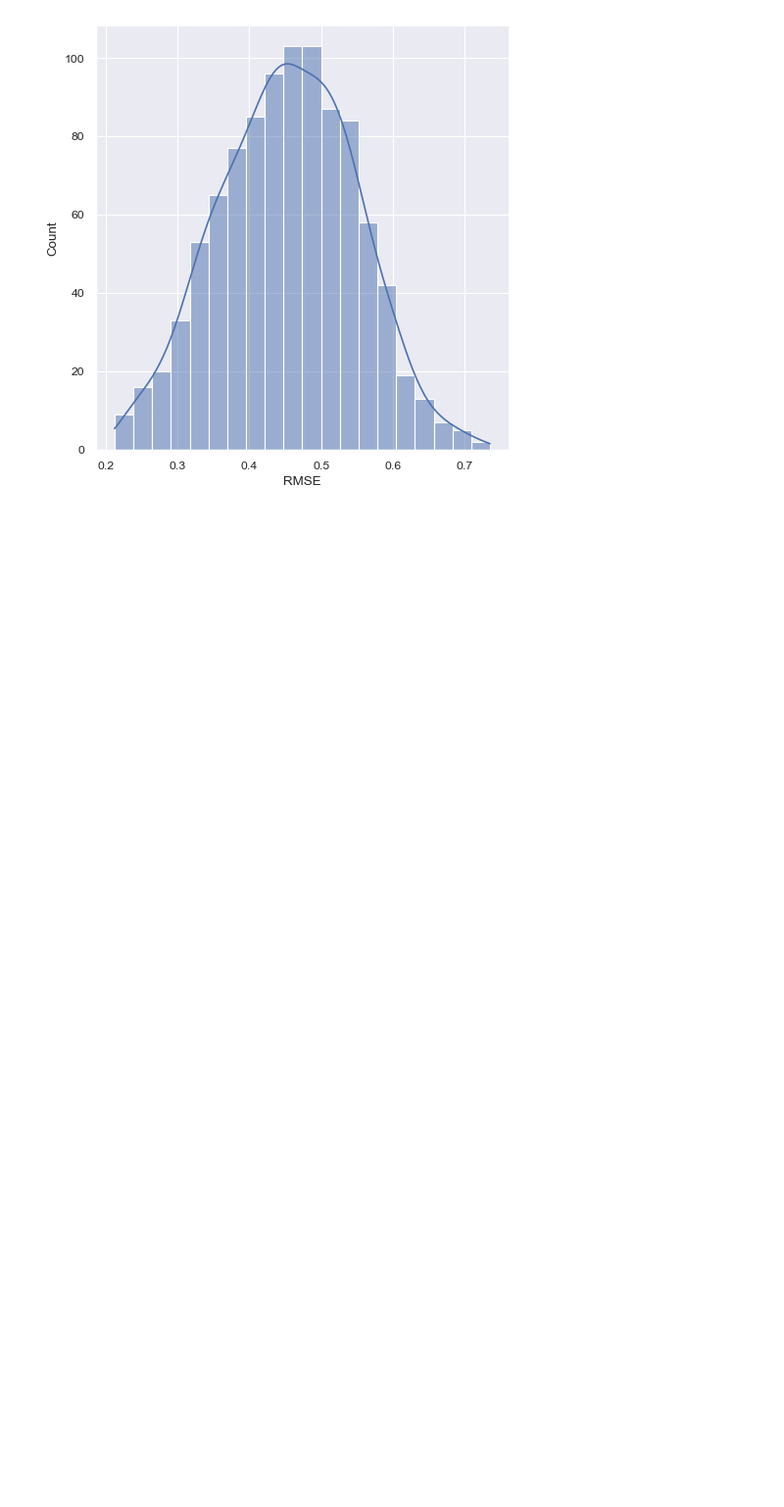
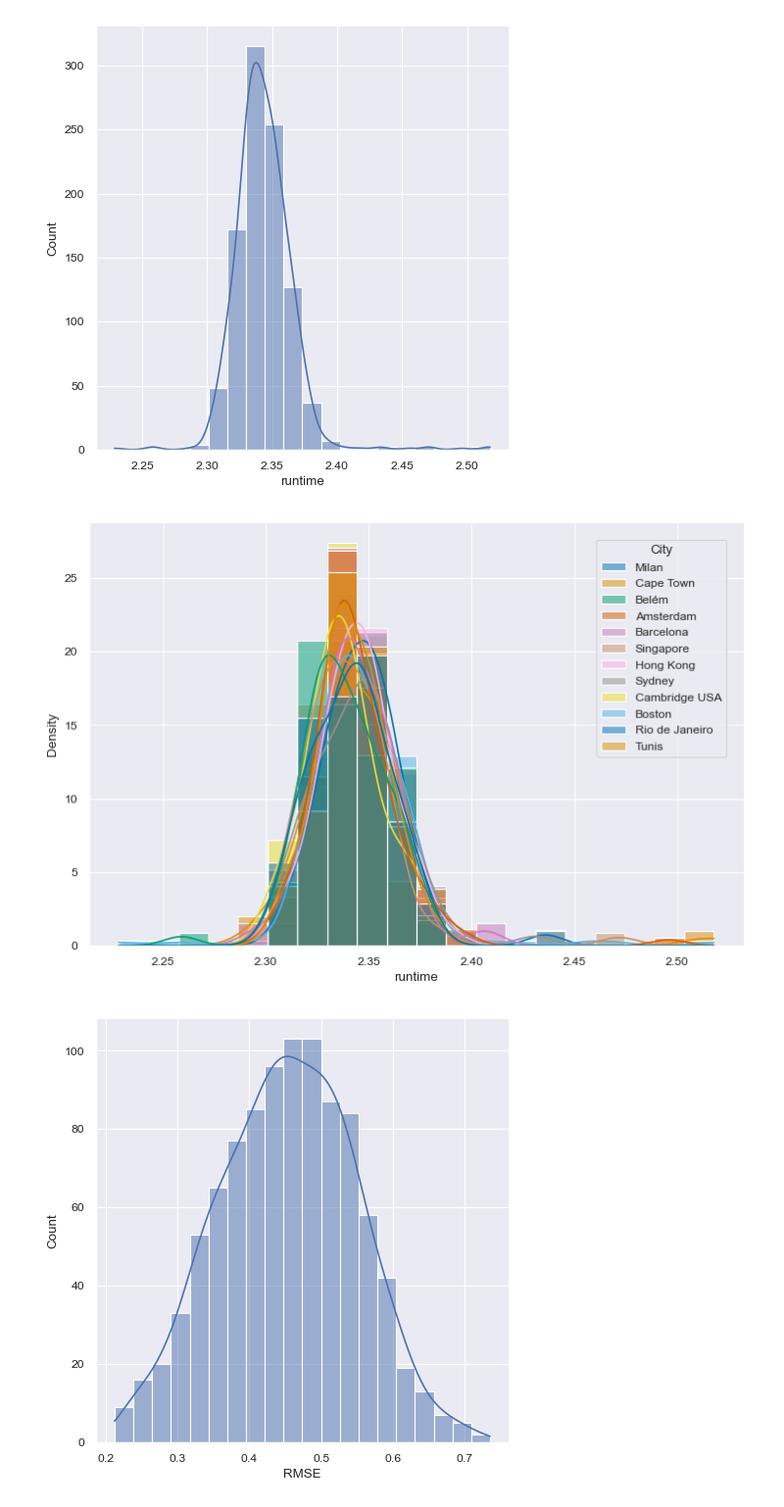
Before and after one commit to lucjonker/Shady_Shenanigans, a Jupyter notebook: src/data_analysis.ipynb, the cells around one changed output. Shown at 98% size. Drawn from its saved outputs; the diff is of its cells as text; code cells hidden in the pictures; blank space fills up the shorter version.

```diff
--- a/src/data_analysis.ipynb
+++ b/src/data_analysis.ipynb
@@ -20,7 +20,7 @@ cities = {
 }
 
 overlap = 32
-df = pd.read_csv(f'/Users/luc/Geomatics/Thesis/ShadyShenanigans/results/all_masked/results/evaluation/metrics_stitch_{overlap}.csv')
+df = pd.read_csv(f'/Users/luc/Geomatics/Thesis/ShadyShenanigans/results/ams_masked/results/evaluation/metrics_stitch_{overlap}.csv')
 
 def fix_legend(plot):
     plot._legend.set_title("City")
@@ -57,3 +43,12 @@ print(f"[{overlap}], [{RMSE}], [{SSIM}], [{MAE}], [{runtime}s],")
+# %%
+sns.displot(data=df, x="runtime", kde=True, bins=20)
+
+hist = sns.displot(data=df, x="runtime", hue="osmid", kde=True, bins=20, palette="colorblind", stat="density", common_norm=False, aspect=1.5, facet_kws={'legend_out': True})
+
+fix_legend(hist)
+# %% [output]
+[figure, added]
+[figure, added]
 # %%
 sns.displot(data=df, x="RMSE", kde=True, bins=20)
 
```
Also changed, not shown: parts of 2 cells of this notebook.
